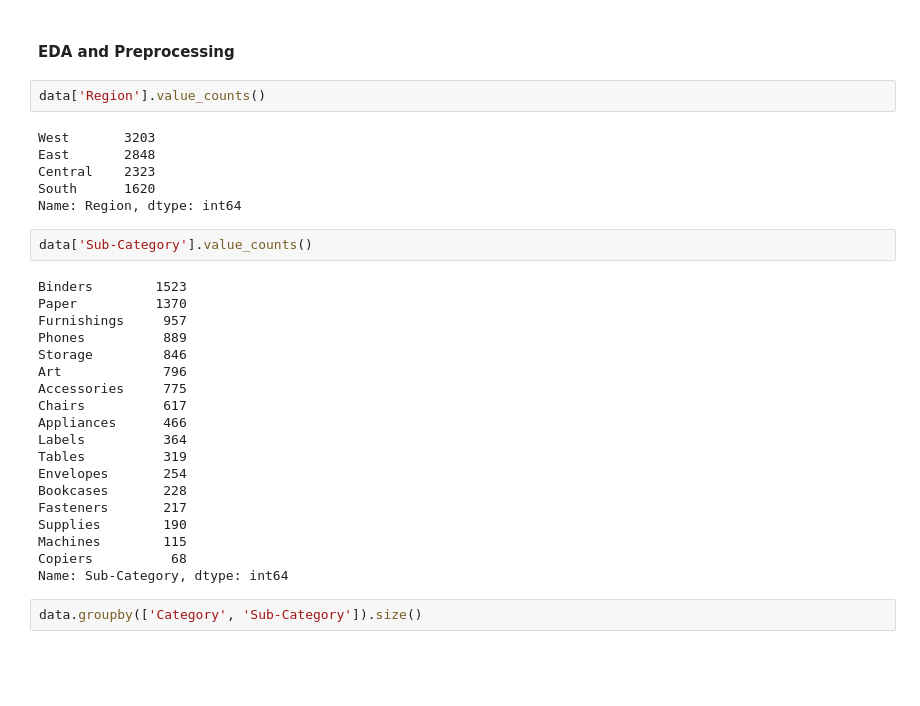
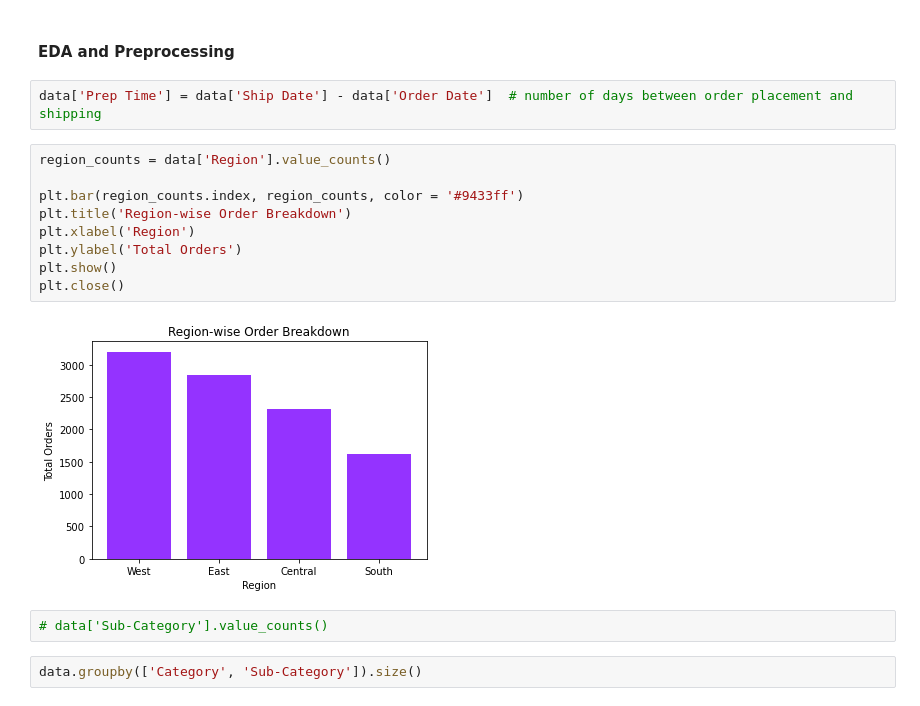
Before and after one commit to samar14641/timeseries-101, a Jupyter notebook: superstore.ipynb, the cells around one changed output. Drawn from its saved outputs; the diff is of its cells as text; blank space fills up the shorter version.

Commit message:
added preproc and graphs

```diff
--- a/superstore.ipynb
+++ b/superstore.ipynb
@@ -31,35 +31,21 @@ Index(['Row ID', 'Order ID', 'Order Date', 'Ship Date', 'Ship Mode',
       dtype='object')
 # %% [markdown]
 #### EDA and Preprocessing
-# %%
-data['Region'].value_counts()
-# %% [output]
-West       3203
-East       2848
-Central    2323
-South      1620
-Name: Region, dtype: int64
+# %%
+data['Prep Time'] = data['Ship Date'] - data['Order Date']  # number of days between order placement and shipping
+# %%
+region_counts = data['Region'].value_counts()
+
+plt.bar(region_counts.index, region_counts, color = '#9433ff')
+plt.title('Region-wise Order Breakdown')
+plt.xlabel('Region')
+plt.ylabel('Total Orders')
+plt.show()
+plt.close()
+# %% [output]
+[figure, added]
 # %%
-data['Sub-Category'].value_counts()
+# data['Sub-Category'].value_counts()
-# %% [output]
-Binders        1523
-Paper          1370
-Furnishings     957
-Phones          889
-Storage         846
-Art             796
-Accessories     775
-Chairs          617
-Appliances      466
-Labels          364
-Tables          319
-Envelopes       254
-Bookcases       228
-Fasteners       217
-Supplies        190
-Machines        115
-Copiers          68
-Name: Sub-Category, dtype: int64
 # %%
 data.groupby(['Category', 'Sub-Category']).size()
 # %% [output]
```
Also changed, not shown: parts of 6 cells of this notebook.
